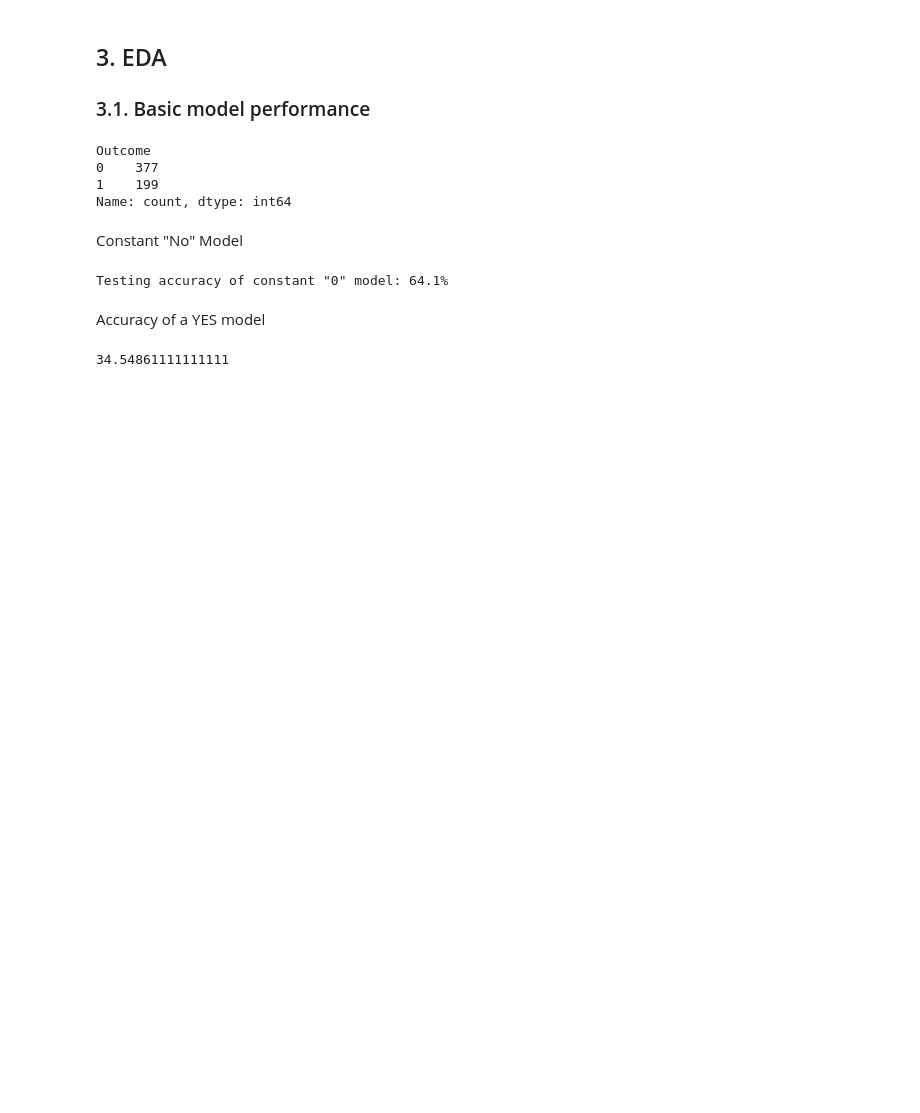
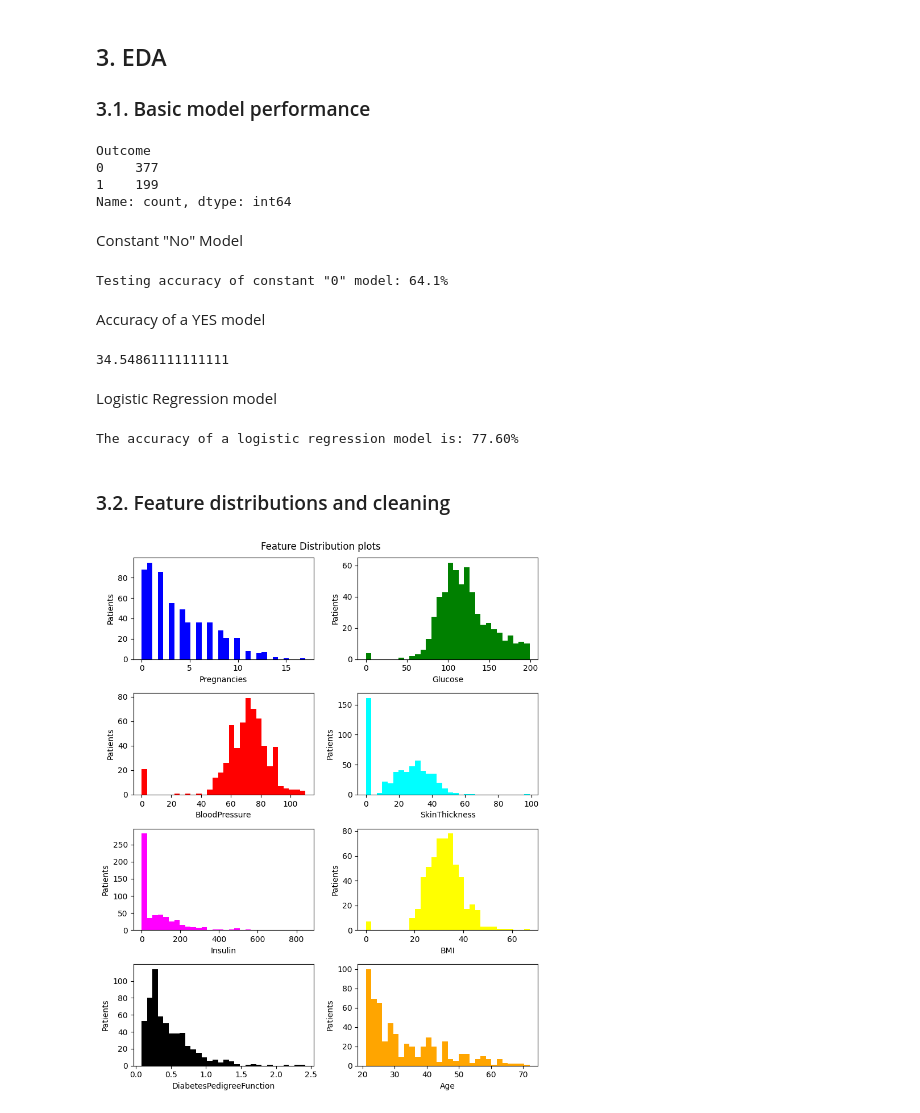
Before and after one commit to 4GeeksAcademy/Madesh2-gperdrizet-diabetes-prediction, a Jupyter notebook: src/Madesh-01-decision_tree.ipynb, the cells around one changed output. Saved outputs shown, nothing was run; the diff lists cells and outputs as text; code cells hidden in the pictures; blank space fills up the shorter version.

```diff
--- a/src/Madesh-01-decision_tree.ipynb
+++ b/src/Madesh-01-decision_tree.ipynb
@@ -101,3 +101,31 @@ Accuracy of a YES model
 #print(f'Testing accuracy of constant "1" model: {yes_accuracy:.1f}%')
 # %% [output]
 34.54861111111111
+# %% [markdown]
+Logistic Regression model
+# %%
+logistic = LogisticRegression(max_iter=5000)
+logistic.fit(training_df.drop('Outcome', axis=1), training_df['Outcome'])
+accuracy_LR_model=accuracy_score(logistic.predict(testing_df.drop('Outcome', axis=1)), testing_df["Outcome"])*100
+print(f"The accuracy of a logistic regression model is: {accuracy_LR_model:.2f}%")
+# %% [output]
+The accuracy of a logistic regression model is: 77.60%
+# %% [markdown]
+### 3.2. Feature distributions and cleaning
+# %%
+numerical_features=['Pregnancies','Glucose','BloodPressure','SkinThickness','Insulin','BMI','DiabetesPedigreeFunction','Age']
+
+fig,axs=plt.subplots(4, 2, figsize=(8, 10))
+axs=axs.flatten()
+colors = ['blue', 'green', 'red', 'cyan', 'magenta', 'yellow', 'black', 'orange']
+
+fig.suptitle('Feature Distribution plots')
+
+for i, feature in enumerate(numerical_features):
+    axs[i].hist(training_df[feature], color=colors[i%len(colors)], bins=30)
+    axs[i].set_xlabel(feature)
+    axs[i].set_ylabel('Patients')
+
+fig.tight_layout()
+# %% [output]
+[figure, added]
```
Also changed, not shown: parts of 1 cell of this notebook.
